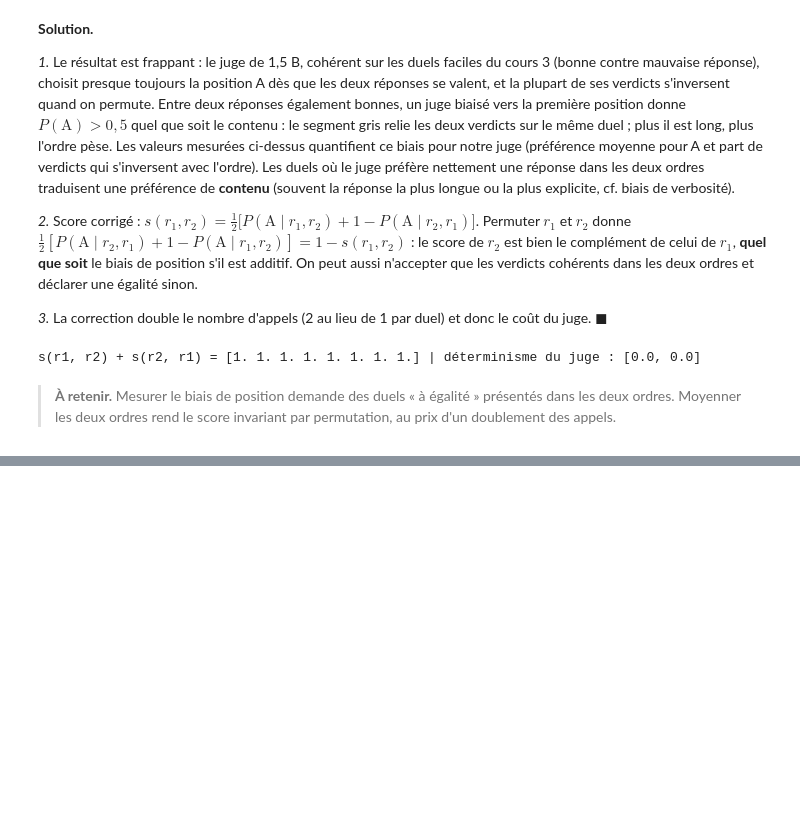
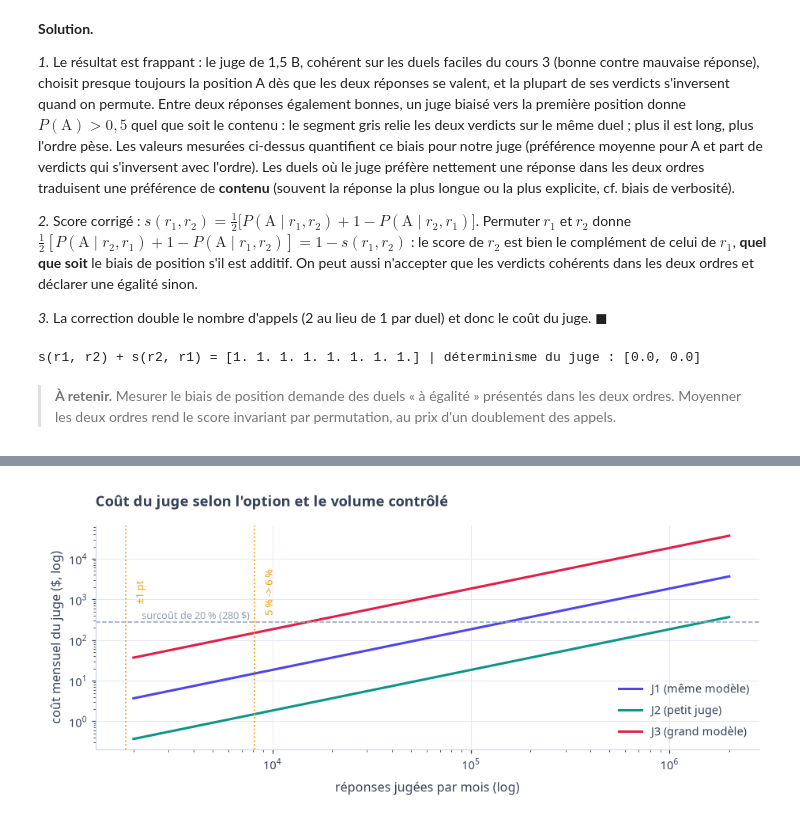
Before and after one commit to gwils28/AI_Engineering__ByTheBook, a Jupyter notebook: notebooks/ch03_methodologie_evaluation/ch03_exercices_07-12.ipynb, the cells around one changed output, grey strips where cells are left out. Drawn from its saved outputs; the diff is of its cells as text; code cells hidden in the pictures; blank space fills up the shorter version.

Commit message:
Exercices ch03 : 3.10 : Budget d'un juge IA en production ; 3.11 : Elo à la main, sensibilité à l'ordre, Elo = gradient… (+1)

```diff
--- a/notebooks/ch03_methodologie_evaluation/ch03_exercices_07-12.ipynb
+++ b/notebooks/ch03_methodologie_evaluation/ch03_exercices_07-12.ipynb
@@ -307,0 +345,16 @@ s(r1, r2) + s(r2, r1) = [1. 1. 1. 1. 1. 1. 1. 1.] | déterminisme du juge : [0.0
+# %%
+options = {"J1 (même modèle)": (0.5, 1.5), "J2 (petit juge)": (0.05, 0.15), "J3 (grand modèle)": (5.0, 15.0)}
+base = dict(n_requests=2_000_000, gen_in=500, gen_out=300, judge_out=10, judge_overhead=400, n_criteria=3)
+rows = {}
+for nom, (pi, po) in options.items():
+    c_gen = ev.judge_cost(**base, price_in=0.5, price_out=1.5, sample_rate=0)["generation"]
+    c = ev.judge_cost(**base, price_in=pi, price_out=po, sample_rate=1.0)
+    rows[nom] = dict(generation=c_gen, juge_100pct=c["juge"], surcout=c["juge"] / c_gen)
+CB = pd.DataFrame(rows).T
+f20 = 0.2 * CB.generation.iloc[0] / CB.loc["J3 (grand modèle)", "juge_100pct"]
+print(f"Fraction jugeable par J3 pour +20 % : {f20:.2%} soit {f20 * 2e6:,.0f} réponses / mois".replace(",", " "))
+p1, p2 = 0.05, 0.06
+pb_ = (p1 + p2) / 2
+n_cmp = (norm.ppf(0.975) * math.sqrt(2 * pb_ * (1 - pb_)) + norm.ppf(0.8) * math.sqrt(p1 * (1 - p1) + p2 * (1 - p2))) ** 2 / (p1 - p2) ** 2
+print(f"Estimation à ±1 pt : {ev.spot_check_sample_size(0.05, 0.01)} réponses ; détection 5 % -> 6 % : {math.ceil(n_cmp)} par mois")
+CB
@@ -307,0 +368,16 @@ s(r1, r2) + s(r2, r1) = [1. 1. 1. 1. 1. 1. 1. 1.] | déterminisme du juge : [0.0
+# %%
+fracs = np.logspace(-3, 0, 100)
+fig, ax = plt.subplots(figsize=(8.5, 3.8))
+for (nom, (pi, po)), c in zip(options.items(), [INDIGO, TEAL, ROSE]):
+    cout = [ev.judge_cost(**base, price_in=pi, price_out=po, sample_rate=f)["juge"] for f in fracs]
+    ax.plot(fracs * 2e6, cout, color=c, label=nom)
+ax.axhline(280, color=GRAY, ls="--", lw=1); ax.text(2.2e3, 330, "surcoût de 20 % (280 $)", fontsize=8.5, color=GRAY)
+for n_, lab in [(1825, "±1 pt"), (math.ceil(n_cmp), "5 % -> 6 %")]:
+    ax.axvline(n_, color=AMBER, ls=":", lw=1.2); ax.text(n_ * 1.08, 1500, lab, fontsize=8.5, color=AMBER, rotation=90, va="center")
+ax.set_xscale("log"); ax.set_yscale("log")
+ax.set_xlabel("réponses jugées par mois (log)"); ax.set_ylabel("coût mensuel du juge ($, log)")
+ax.set_title("Coût du juge selon l'option et le volume contrôlé")
+ax.legend(loc="lower right")
+plt.tight_layout(); plt.show()
+# %% [output]
+[figure, added]
```
Also changed, not shown: parts of 21 cells of this notebook.
